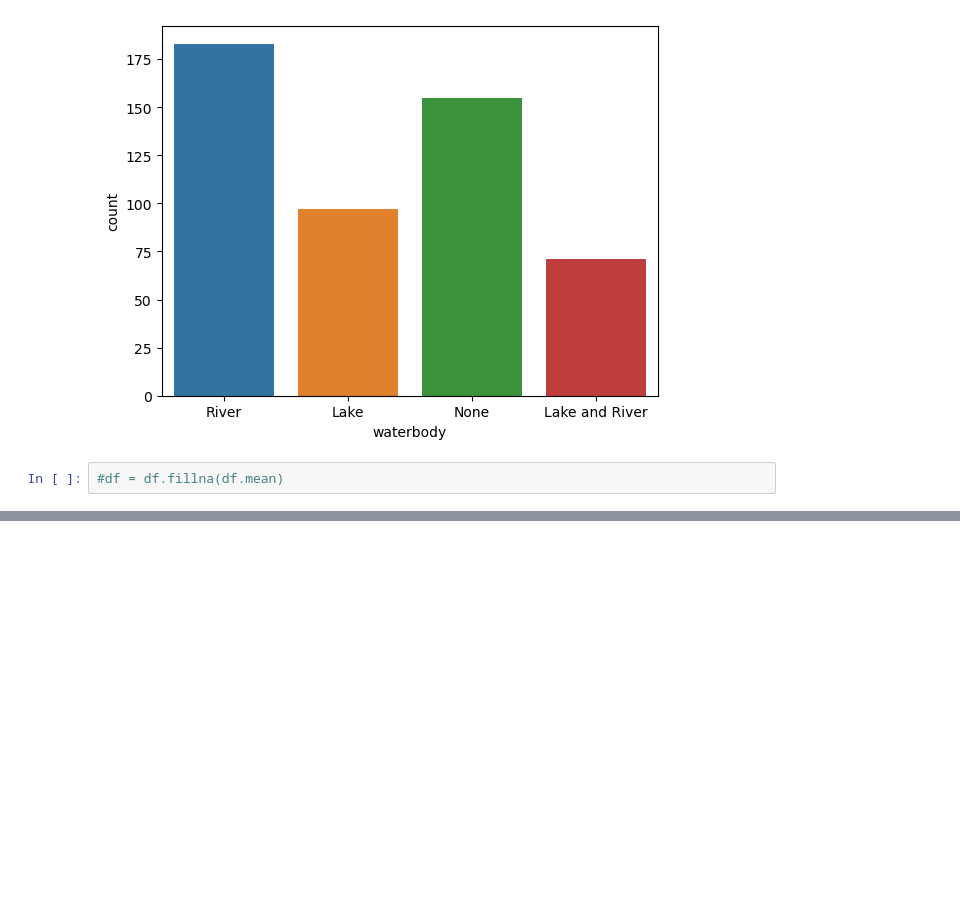
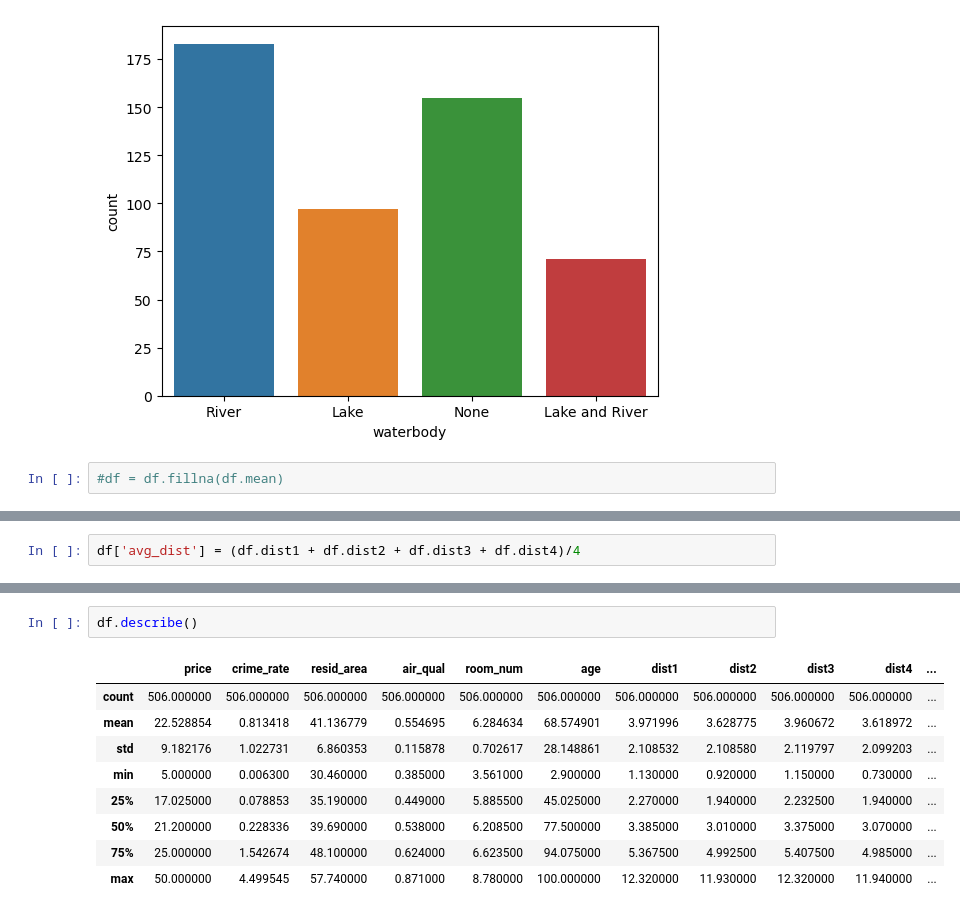
Before and after one commit to Glamorous9754/Practice-in-Jupyter, a Jupyter notebook: Data Pre-Processing for Linear Regression.ipynb, the cells around one changed output, grey strips where cells are left out. Saved outputs shown, nothing was run; the diff lists cells and outputs as text; blank space fills up the shorter version.

```diff
--- a/Data Pre-Processing for Linear Regression.ipynb
+++ b/Data Pre-Processing for Linear Regression.ipynb
@@ -203,0 +212,2 @@ plt.show()
+# %%
+df['avg_dist'] = (df.dist1 + df.dist2 + df.dist3 + df.dist4)/4
@@ -203,0 +232,12 @@ plt.show()
+# %%
+df.describe()
+# %% [output]
+|  | price | crime_rate | resid_area | air_qual | room_num | age | dist1 | dist2 | dist3 | dist4 | ... |
+| count | 506.000000 | 506.000000 | 506.000000 | 506.000000 | 506.000000 | 506.000000 | 506.000000 | 506.000000 | 506.000000 | 506.000000 | ... |
+| mean | 22.528854 | 0.813418 | 41.136779 | 0.554695 | 6.284634 | 68.574901 | 3.971996 | 3.628775 | 3.960672 | 3.618972 | ... |
+| std | 9.182176 | 1.022731 | 6.860353 | 0.115878 | 0.702617 | 28.148861 | 2.108532 | 2.108580 | 2.119797 | 2.099203 | ... |
+| min | 5.000000 | 0.006300 | 30.460000 | 0.385000 | 3.561000 | 2.900000 | 1.130000 | 0.920000 | 1.150000 | 0.730000 | ... |
+| 25% | 17.025000 | 0.078853 | 35.190000 | 0.449000 | 5.885500 | 45.025000 | 2.270000 | 1.940000 | 2.232500 | 1.940000 | ... |
+| 50% | 21.200000 | 0.228336 | 39.690000 | 0.538000 | 6.208500 | 77.500000 | 3.385000 | 3.010000 | 3.375000 | 3.070000 | ... |
+| 75% | 25.000000 | 1.542674 | 48.100000 | 0.624000 | 6.623500 | 94.075000 | 5.367500 | 4.992500 | 5.407500 | 4.985000 | ... |
+| max | 50.000000 | 4.499545 | 57.740000 | 0.871000 | 8.780000 | 100.000000 | 12.320000 | 11.930000 | 12.320000 | 11.940000 | ... |
```
Also changed, not shown: parts of 7 cells of this notebook.
